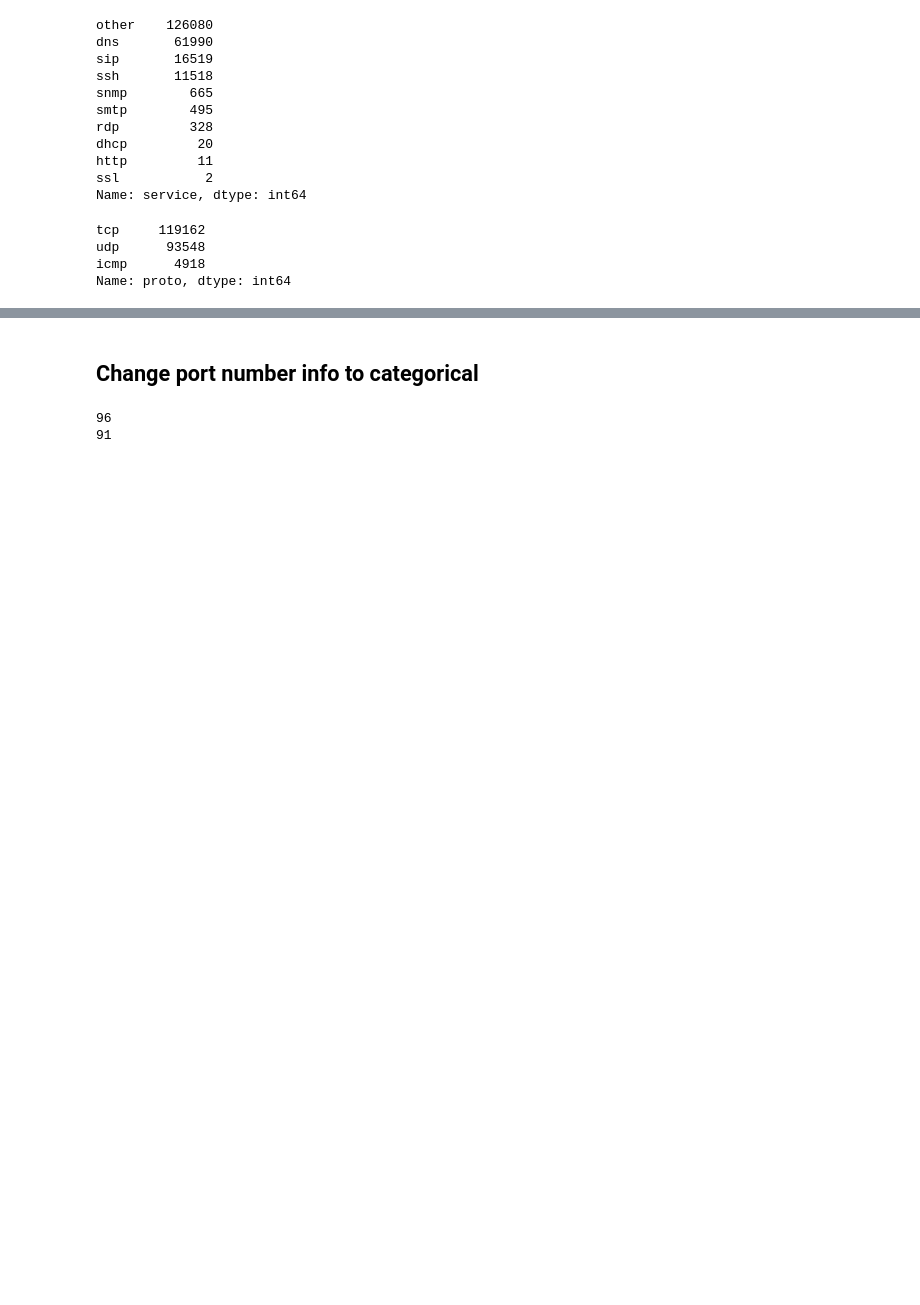
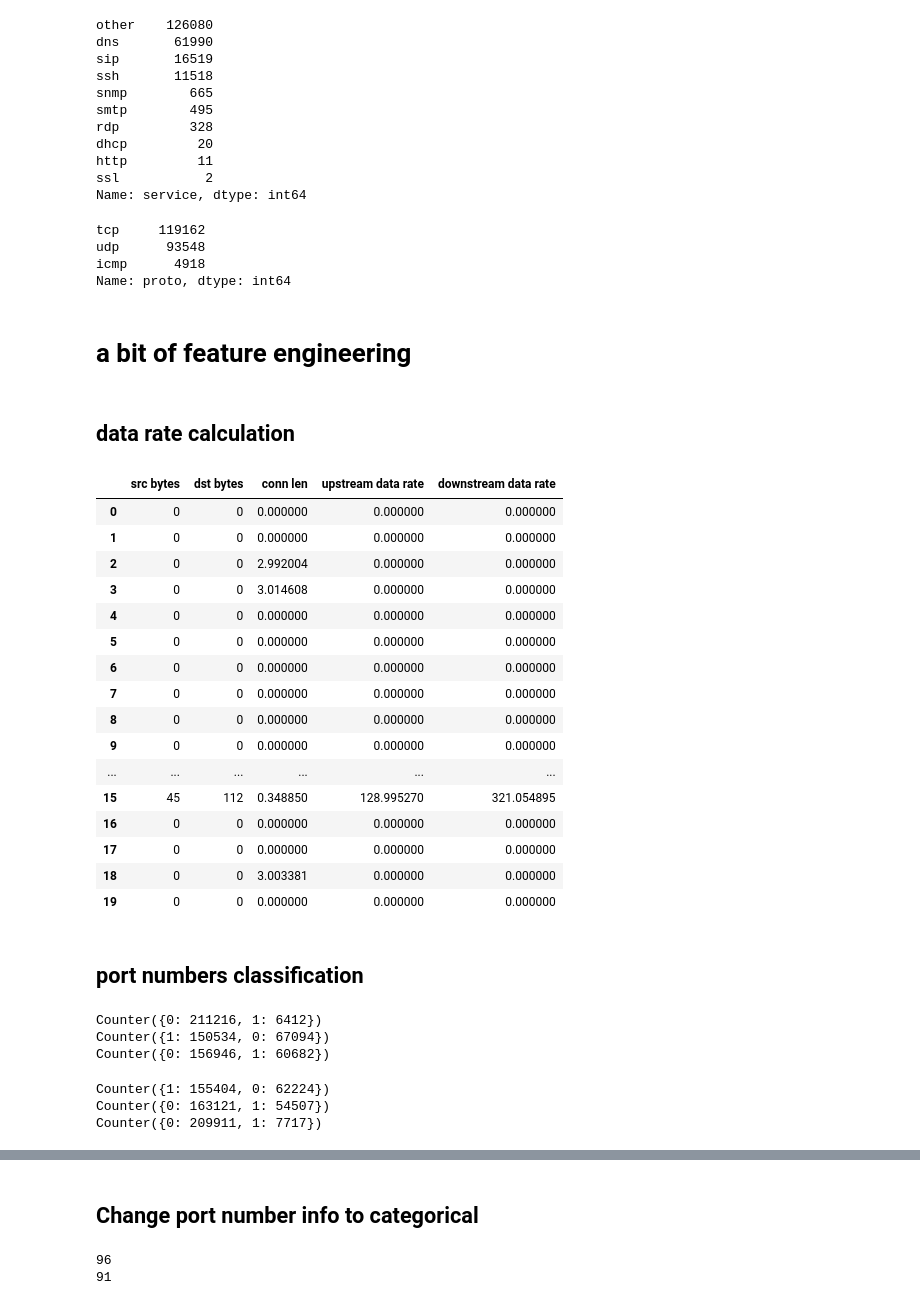
Before and after one commit to m4t22/ml_ids, a Jupyter notebook: single_dataset_analysis_new_approach.ipynb, the cells around one changed output, grey strips where cells are left out. Cells and saved outputs as stored; diff of their text form; code cells hidden in the pictures; blank space fills up the shorter version.

```diff
--- a/single_dataset_analysis_new_approach.ipynb
+++ b/single_dataset_analysis_new_approach.ipynb
@@ -138,3 +138,46 @@ tcp     119162
 udp      93548
 icmp      4918
 Name: proto, dtype: int64
+# %% [markdown]
+# a bit of feature engineering
+# %% [markdown]
+## data rate calculation
+# %%
+def ul(data_row):
+    if (data_row["conn len"] > 0):
+        value = float(data_row["src bytes"]) / data_row["conn len"]
+    else:
+        value = 0
+    return value
+
+def dl(data_row):
+    if (data_row["conn len"] > 0):
+        value = float(data_row["dst bytes"]) / data_row["conn len"]
+    else:
+        value = 0
+    return value
+
+data["upstream data rate"] = data.apply(ul, axis=1)
+data["downstream data rate"] = data.apply(dl, axis=1)
+# %%
+data.loc[:, ["src bytes", "dst bytes", "conn len", "upstream data rate", "downstream data rate"]].head(20)
+# %% [output]
+|  | src bytes | dst bytes | conn len | upstream data rate | downstream data rate |
+| 0 | 0 | 0 | 0.000000 | 0.000000 | 0.000000 |
+| 1 | 0 | 0 | 0.000000 | 0.000000 | 0.000000 |
+| 2 | 0 | 0 | 2.992004 | 0.000000 | 0.000000 |
+| 3 | 0 | 0 | 3.014608 | 0.000000 | 0.000000 |
+| 4 | 0 | 0 | 0.000000 | 0.000000 | 0.000000 |
+| 5 | 0 | 0 | 0.000000 | 0.000000 | 0.000000 |
+| 6 | 0 | 0 | 0.000000 | 0.000000 | 0.000000 |
+| 7 | 0 | 0 | 0.000000 | 0.000000 | 0.000000 |
+| 8 | 0 | 0 | 0.000000 | 0.000000 | 0.000000 |
+| 9 | 0 | 0 | 0.000000 | 0.000000 | 0.000000 |
+| ... | ... | ... | ... | ... | ... |
+| 15 | 45 | 112 | 0.348850 | 128.995270 | 321.054895 |
+| 16 | 0 | 0 | 0.000000 | 0.000000 | 0.000000 |
+| 17 | 0 | 0 | 0.000000 | 0.000000 | 0.000000 |
+| 18 | 0 | 0 | 3.003381 | 0.000000 | 0.000000 |
+| 19 | 0 | 0 | 0.000000 | 0.000000 | 0.000000 |
+# %% [markdown]
+## port numbers classification
@@ -140,0 +219,8 @@ Name: proto, dtype: int64
+# %%
+print(Counter(data["well-known src pool"]))
+print(Counter(data["registered src pool"]))
+print(Counter(data["cli src pool"]))
+# %% [output]
+Counter({0: 211216, 1: 6412})
+Counter({1: 150534, 0: 67094})
+Counter({0: 156946, 1: 60682})
@@ -140,0 +258,8 @@ Name: proto, dtype: int64
+# %%
+print(Counter(data["well-known dst pool"]))
+print(Counter(data["registered dst pool"]))
+print(Counter(data["cli dst pool"]))
+# %% [output]
+Counter({1: 155404, 0: 62224})
+Counter({0: 163121, 1: 54507})
+Counter({0: 209911, 1: 7717})
```
Also changed, not shown: parts of 13 cells of this notebook.
